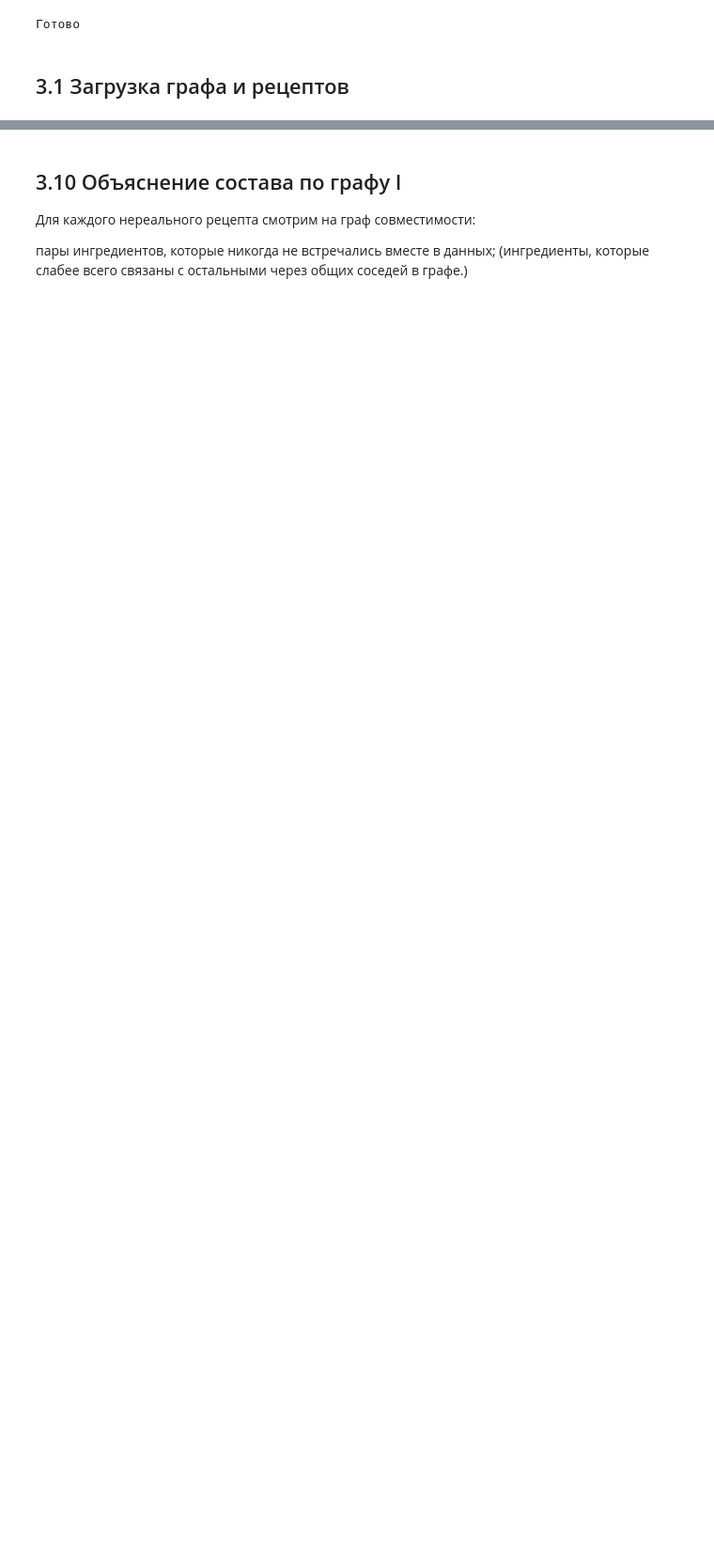
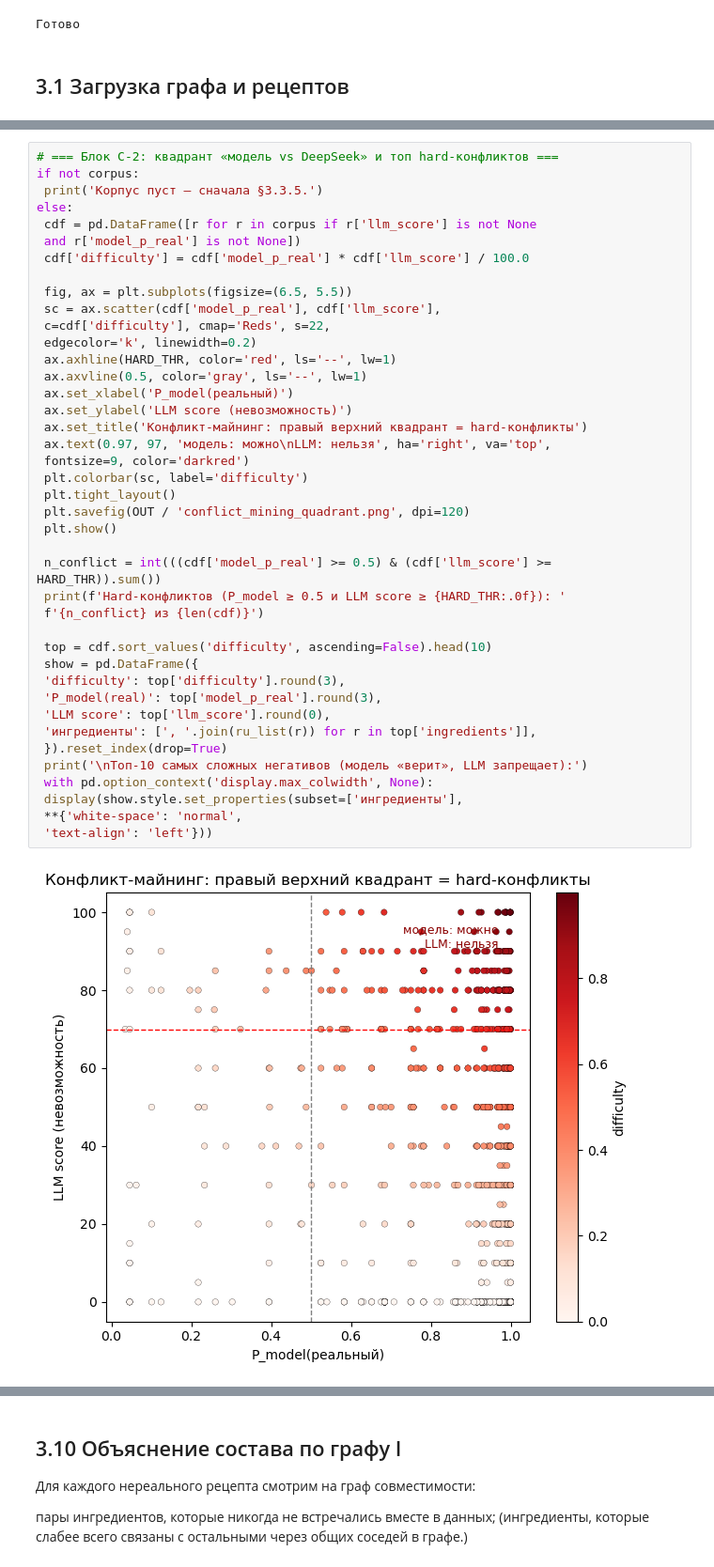
Before and after one commit to Valeriia-Reznik-Dev/recipe-ingredient-graphs-2026, a Jupyter notebook: 03_dish_validity_prediction.ipynb, the cells around one changed output, grey strips where cells are left out. Shown at 94% size. Saved outputs shown, nothing was run; the diff lists cells and outputs as text; blank space fills up the shorter version.

```diff
--- a/03_dish_validity_prediction.ipynb
+++ b/03_dish_validity_prediction.ipynb
@@ -140,0 +530,43 @@ weighted avg       0.96      0.96      0.96      3123
+# %%
+# === Блок C-2: квадрант «модель vs DeepSeek» и топ hard-конфликтов ===
+if not corpus:
+ print('Корпус пуст — сначала §3.3.5.')
+else:
+ cdf = pd.DataFrame([r for r in corpus if r['llm_score'] is not None
+ and r['model_p_real'] is not None])
+ cdf['difficulty'] = cdf['model_p_real'] * cdf['llm_score'] / 100.0
+
+ fig, ax = plt.subplots(figsize=(6.5, 5.5))
+ sc = ax.scatter(cdf['model_p_real'], cdf['llm_score'],
+ c=cdf['difficulty'], cmap='Reds', s=22,
+ edgecolor='k', linewidth=0.2)
+ ax.axhline(HARD_THR, color='red', ls='--', lw=1)
+ ax.axvline(0.5, color='gray', ls='--', lw=1)
+ ax.set_xlabel('P_model(реальный)')
+ ax.set_ylabel('LLM score (невозможность)')
+ ax.set_title('Конфликт-майнинг: правый верхний квадрант = hard-конфликты')
+ ax.text(0.97, 97, 'модель: можно\nLLM: нельзя', ha='right', va='top',
+ fontsize=9, color='darkred')
+ plt.colorbar(sc, label='difficulty')
+ plt.tight_layout()
+ plt.savefig(OUT / 'conflict_mining_quadrant.png', dpi=120)
+ plt.show()
+
+ n_conflict = int(((cdf['model_p_real'] >= 0.5) & (cdf['llm_score'] >= HARD_THR)).sum())
+ print(f'Hard-конфликтов (P_model ≥ 0.5 и LLM score ≥ {HARD_THR:.0f}): '
+ f'{n_conflict} из {len(cdf)}')
+
+ top = cdf.sort_values('difficulty', ascending=False).head(10)
+ show = pd.DataFrame({
+ 'difficulty': top['difficulty'].round(3),
+ 'P_model(real)': top['model_p_real'].round(3),
+ 'LLM score': top['llm_score'].round(0),
+ 'ингредиенты': [', '.join(ru_list(r)) for r in top['ingredients']],
+ }).reset_index(drop=True)
+ print('\nТоп-10 самых сложных негативов (модель «верит», LLM запрещает):')
+ with pd.option_context('display.max_colwidth', None):
+ display(show.style.set_properties(subset=['ингредиенты'],
+ **{'white-space': 'normal',
+ 'text-align': 'left'}))
+# %% [output]
+[figure, added]
```
Also changed, not shown: parts of 51 cells of this notebook, 17 other files.
